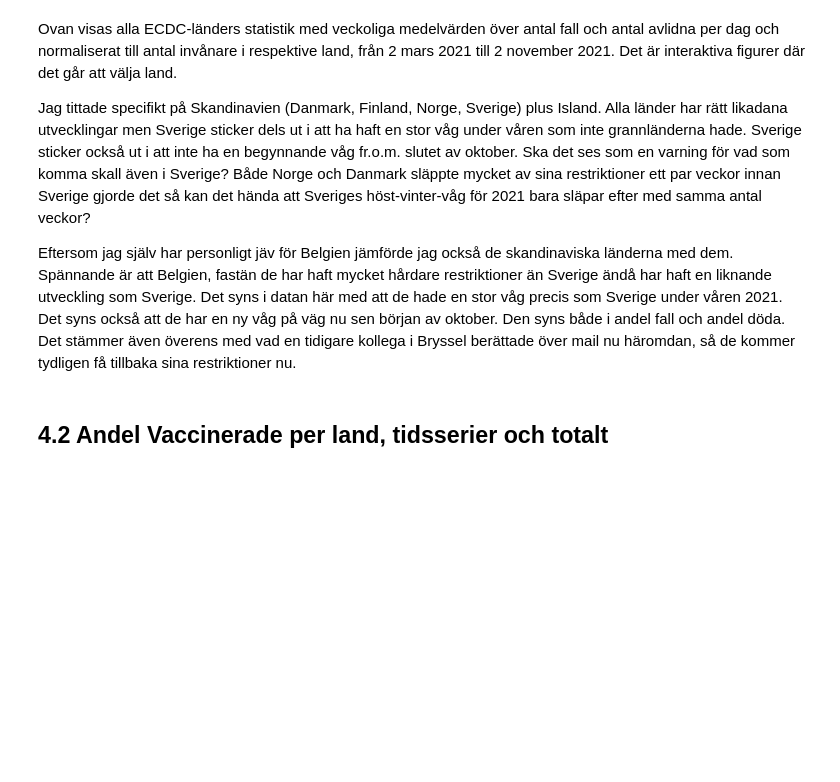
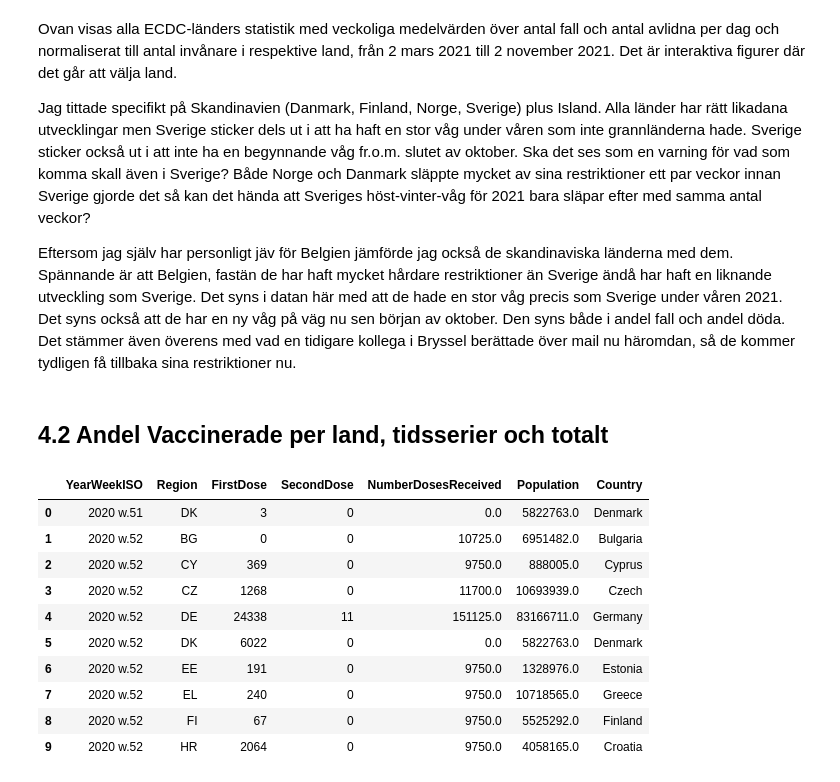
Before and after one commit to jwiegert/databehandling-joachim-wiegert, a Jupyter notebook: labs/lab1/jwiegert_lab1.ipynb, the cells around one changed output. Cells and saved outputs as stored; diff of their text form; code cells hidden in the pictures; blank space fills up the shorter version.

```diff
--- a/labs/lab1/jwiegert_lab1.ipynb
+++ b/labs/lab1/jwiegert_lab1.ipynb
@@ -789,0 +778,64 @@ Eftersom jag själv har personligt jäv för Belgien jämförde jag också de sk
+# %%
+# ecdc_vaccination_eu.csv
+
+# original columns:
+# 'YearWeekISO', 'FirstDose', 'FirstDoseRefused', 'SecondDose',
+#       'UnknownDose', 'NumberDosesReceived', 'Region', 'Population',
+#       'ReportingCountry', 'TargetGroup', 'Vaccine', 'Denominator'],
+# skipped columns:
+# 'FirstDoseRefused', 'UnknownDose', 'Region', 'TargetGroup', 'Vaccine'
+#
+# Dates are already weekly here so I don't need to change anything.
+
+# load data (remove columns that aren't used)
+ecdc_vaccin_orig = pd.read_csv("ecdc_vaccination_eu.csv").drop(
+    ['FirstDoseRefused', 'UnknownDose', 'Vaccine', 'Denominator'],
+    axis="columns"
+)
+
+# Extract data for ALL target groups (all groups will count vaccine doses double)
+ecdc_vaccin_orig = ecdc_vaccin_orig[ecdc_vaccin_orig["TargetGroup"] == "ALL"].drop("TargetGroup", axis="columns")
+
+# Extract only country and disregard regions (several countries report doses twice, whole country and regions)
+regioncodes = ecdc_vaccin_orig["ReportingCountry"]
+ecdc_vaccin_orig = ecdc_vaccin_orig[ecdc_vaccin_orig["Region"] == regioncodes]
+
+# Each country has several rows, need to group doses by country and weeks
+# and clean up; remove population column, it will be wrong after groupby().sum()
+ecdc_vaccin = ecdc_vaccin_orig.drop(['Population'], axis="columns")
+ecdc_vaccin = ecdc_vaccin.groupby(
+    ['YearWeekISO','Region'], as_index=False
+    )[['FirstDose', 'SecondDose', 'NumberDosesReceived']].sum()
+
+# Change date style to be the same as above (but in english)
+ecdc_vaccin["YearWeekISO"] = ecdc_vaccin["YearWeekISO"].apply(lambda x: x.replace("-W", " w."))
+
+# Add correct populations (and nicer country names) here based on country codes
+# Manual list of country names (in the same order as "ReportingCountry".unique())
+country_names =  ['Austria', 'Belgium', 'Bulgaria', 'Cyprus', 'Czech', 'Germany',
+    'Denmark', 'Estonia', 'Greece', 'Spain', 'Finland', 'France', 'Croatia',
+    'Hungary', 'Ireland', 'Island', 'Italy', 'Liechtenstein', 'Lithuania',
+    'Luxembourg', 'Latvia', 'Malta', 'Netherlands', 'Norway', 'Poland', 'Portugal',
+    'Romania', 'Sweden', 'Slovenia', 'Slovakia']
+
+for pop,country,country_name in zip(
+        ecdc_vaccin_orig["Population"].unique(),
+        ecdc_vaccin_orig["Region"].unique(),
+        country_names):
+    ecdc_vaccin.loc[ecdc_vaccin["Region"] == country, "Population"] = pop
+    ecdc_vaccin.loc[ecdc_vaccin["Region"] == country, "Country"] = country_name
+
+# Check results
+ecdc_vaccin.head(10)
+# %% [output]
+|  | YearWeekISO | Region | FirstDose | SecondDose | NumberDosesReceived | Population | Country |
+| 0 | 2020 w.51 | DK | 3 | 0 | 0.0 | 5822763.0 | Denmark |
+| 1 | 2020 w.52 | BG | 0 | 0 | 10725.0 | 6951482.0 | Bulgaria |
+| 2 | 2020 w.52 | CY | 369 | 0 | 9750.0 | 888005.0 | Cyprus |
+| 3 | 2020 w.52 | CZ | 1268 | 0 | 11700.0 | 10693939.0 | Czech |
+| 4 | 2020 w.52 | DE | 24338 | 11 | 151125.0 | 83166711.0 | Germany |
+| 5 | 2020 w.52 | DK | 6022 | 0 | 0.0 | 5822763.0 | Denmark |
+| 6 | 2020 w.52 | EE | 191 | 0 | 9750.0 | 1328976.0 | Estonia |
+| 7 | 2020 w.52 | EL | 240 | 0 | 9750.0 | 10718565.0 | Greece |
+| 8 | 2020 w.52 | FI | 67 | 0 | 9750.0 | 5525292.0 | Finland |
+| 9 | 2020 w.52 | HR | 2064 | 0 | 9750.0 | 4058165.0 | Croatia |
```
Also changed, not shown: parts of 3 cells of this notebook, 16 other files.
